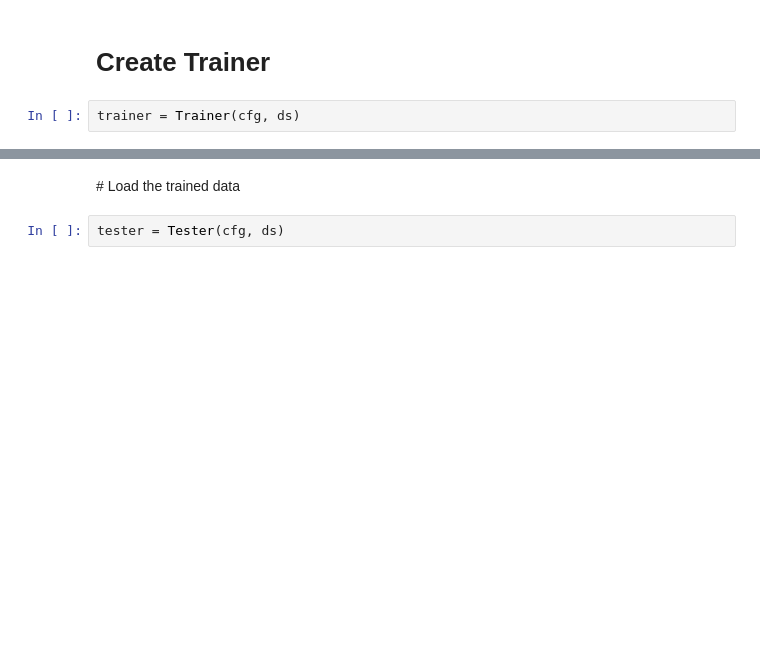
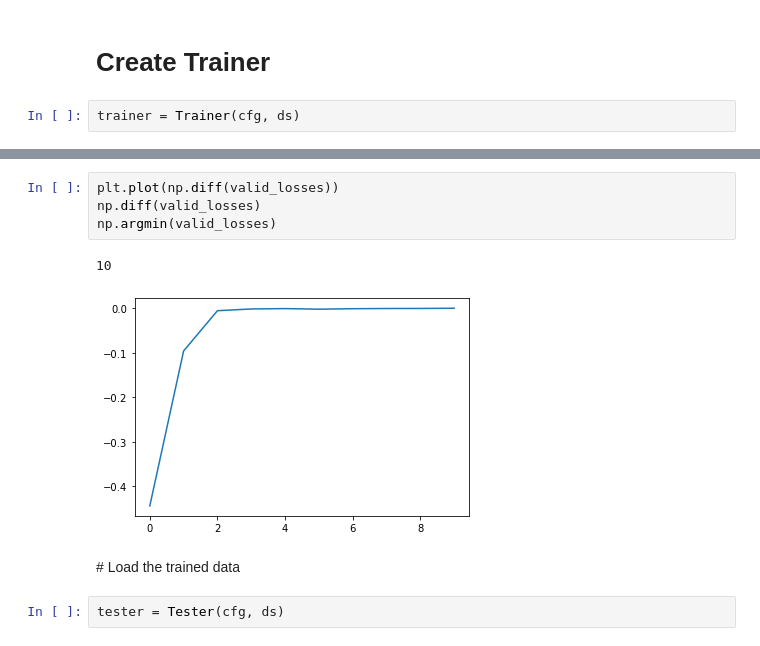
Before and after one commit to tommylees112/spatio_temporal, a Jupyter notebook: notebooks/initial_example.ipynb, the cells around one changed output, grey strips where cells are left out. Saved outputs shown, nothing was run; the diff lists cells and outputs as text; blank space fills up the shorter version.

```diff
--- a/notebooks/initial_example.ipynb
+++ b/notebooks/initial_example.ipynb
@@ -78,3 +117,10 @@ plt.legend()
+# %%
+plt.plot(np.diff(valid_losses))
+np.diff(valid_losses)
+np.argmin(valid_losses)
+# %% [output]
+10
+[figure, added]
 # %% [markdown]
 # Load the trained data
 # %%
```
Also changed, not shown: parts of 8 cells of this notebook, 1 other file.
